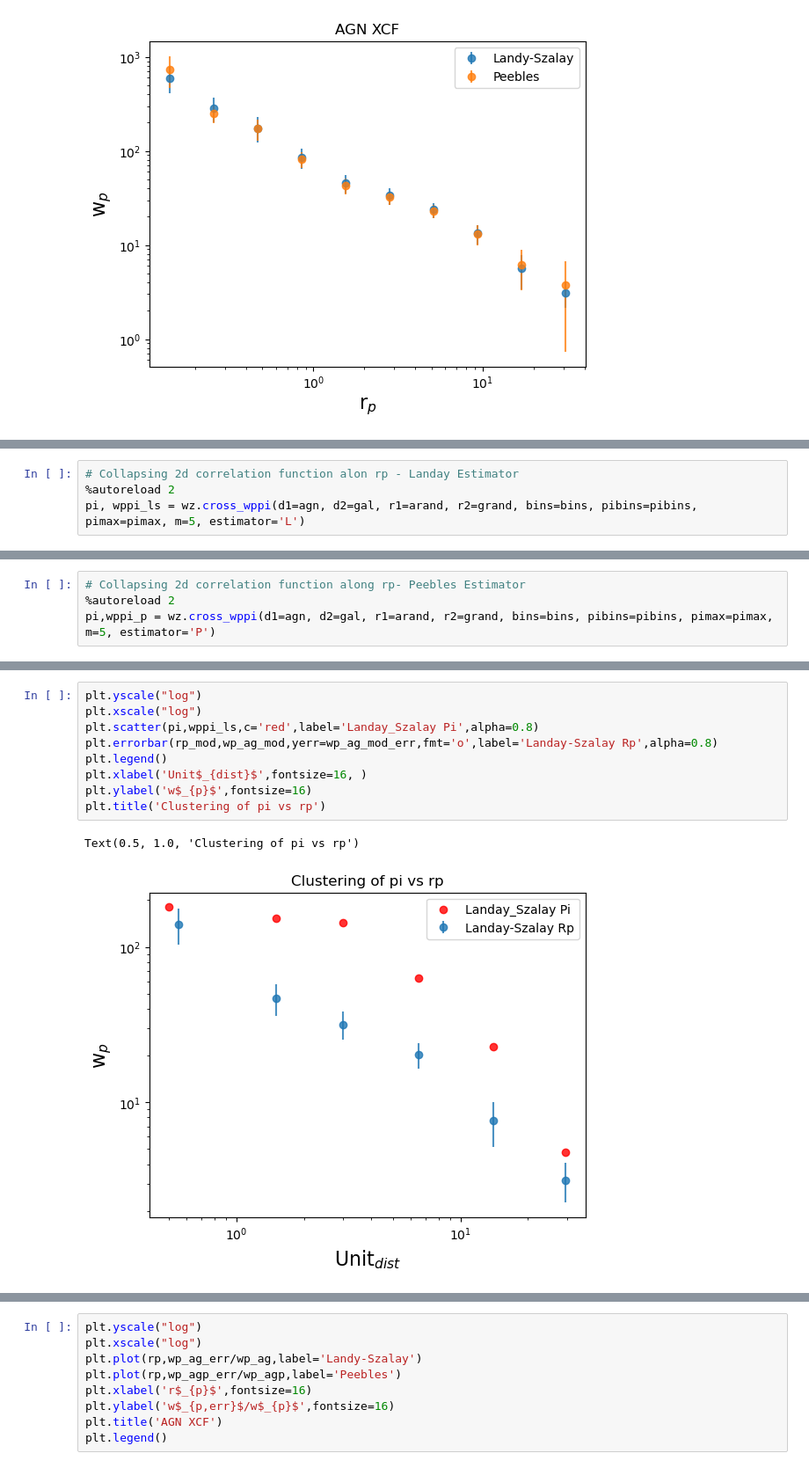
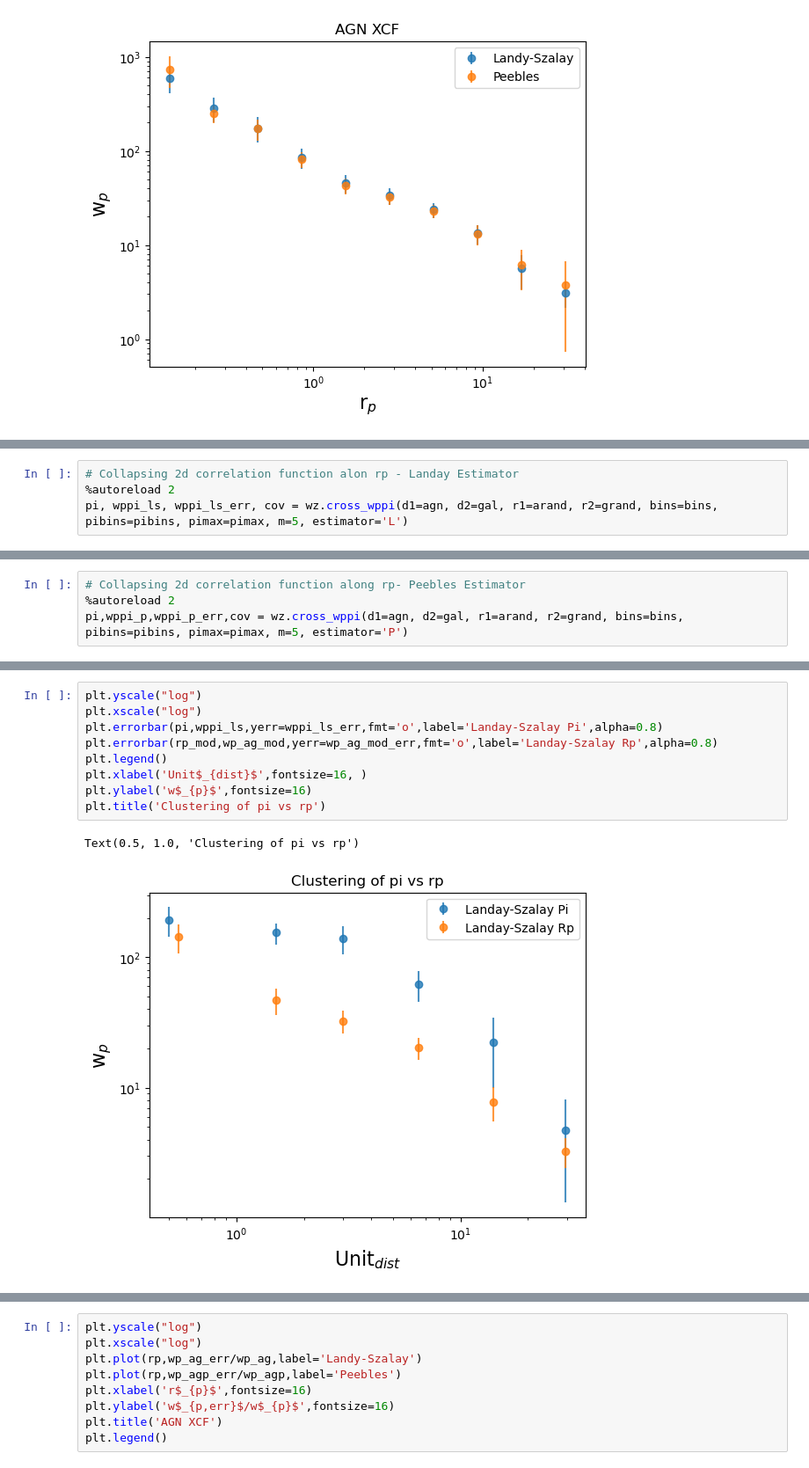
Before and after one commit to mcp74/AGNclustering, a Jupyter notebook: clustering_test.ipynb, the cells around one changed output, grey strips where cells are left out. Shown at 88% size. Drawn from its saved outputs; the diff is of its cells as text.

```diff
--- a/clustering_test.ipynb
+++ b/clustering_test.ipynb
@@ -441,7 +481,7 @@ Text(0.5, 1.0, 'AGN ACF')
 # %%
 # Collapsing 2d correlation function alon rp - Landay Estimator
 %autoreload 2
-pi, wppi_ls = wz.cross_wppi(d1=agn, d2=gal, r1=arand, r2=grand, bins=bins, pibins=pibins, pimax=pimax, m=5, estimator='L')
+pi, wppi_ls, wppi_ls_err, cov = wz.cross_wppi(d1=agn, d2=gal, r1=arand, r2=grand, bins=bins, pibins=pibins, pimax=pimax, m=5, estimator='L')
 # %% [output]
 using LCDM cosmology: Om0=.3, H0=70
 In gridlink_mocks_double> Running with [nmesh_x, nmesh_y, nmesh_z]  = 19,18,9.  Time taken =   0.001 sec
@@ -459,7 +566,7 @@ In gridlink_mocks_double> Running with [nmesh_x, nmesh_y, nmesh_z]  = 20,20,10.
 # %%
 # Collapsing 2d correlation function along rp- Peebles Estimator
 %autoreload 2
-pi,wppi_p = wz.cross_wppi(d1=agn, d2=gal, r1=arand, r2=grand, bins=bins, pibins=pibins, pimax=pimax, m=5, estimator='P')
+pi,wppi_p,wppi_p_err,cov = wz.cross_wppi(d1=agn, d2=gal, r1=arand, r2=grand, bins=bins, pibins=pibins, pimax=pimax, m=5, estimator='P')
 # %% [output]
 using LCDM cosmology: Om0=.3, H0=70
 In gridlink_mocks_double> Running with [nmesh_x, nmesh_y, nmesh_z]  = 19,18,9.  Time taken =   0.001 sec
@@ -645,12 +789,12 @@ In gridlink_mocks_double> Running with [nmesh_x, nmesh_y, nmesh_z]  = 20,20,10.
 # %%
 plt.yscale("log")
 plt.xscale("log")
-plt.scatter(pi,wppi_ls,c='red',label='Landay_Szalay Pi',alpha=0.8)
+plt.errorbar(pi,wppi_ls,yerr=wppi_ls_err,fmt='o',label='Landay-Szalay Pi',alpha=0.8)
 plt.errorbar(rp_mod,wp_ag_mod,yerr=wp_ag_mod_err,fmt='o',label='Landay-Szalay Rp',alpha=0.8)
 plt.legend()
 plt.xlabel('Unit$_{dist}$',fontsize=16, )
 plt.ylabel('w$_{p}$',fontsize=16)
 plt.title('Clustering of pi vs rp')
 # %% [output]
 Text(0.5, 1.0, 'Clustering of pi vs rp')
-[figure, old version]
+[figure, new version]
```
Also changed, not shown: parts of 14 cells of this notebook, 3 other files.
